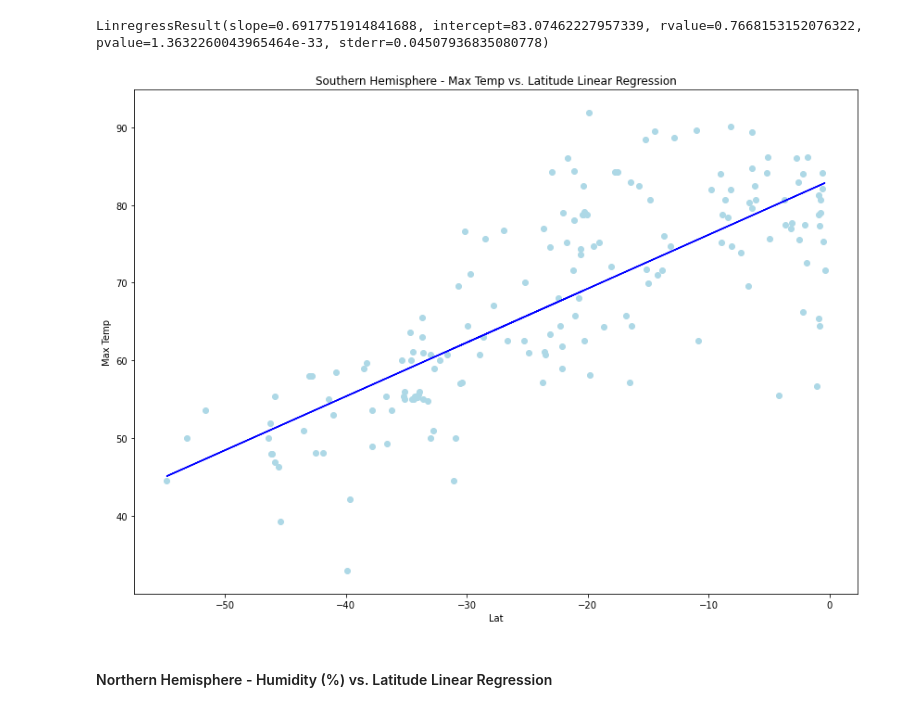
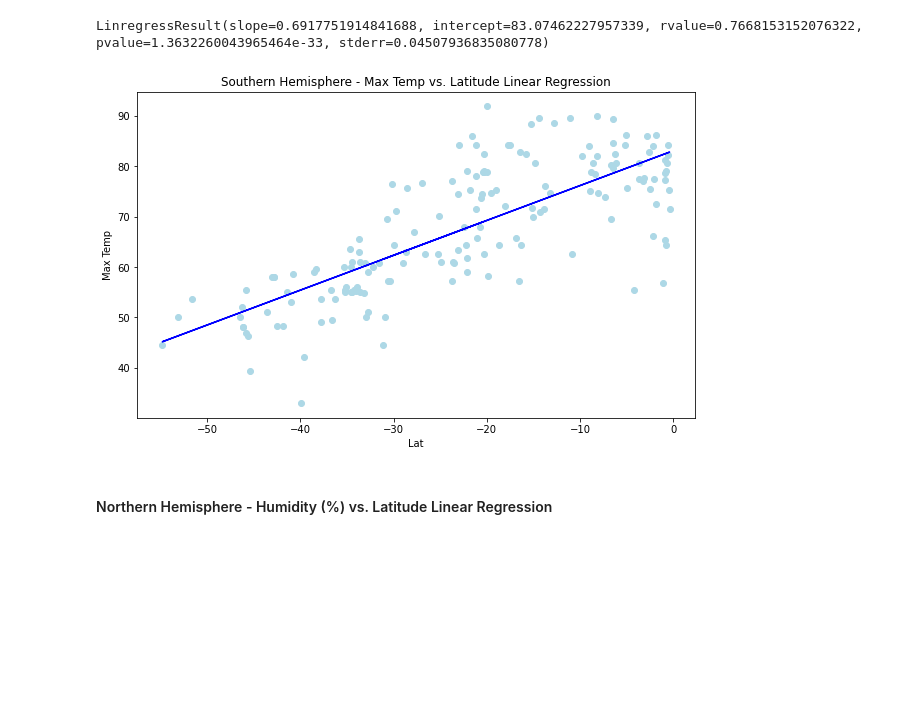
Before and after one commit to Carly-Jane/Python_API_Homework_Carly_Wieland, a Jupyter notebook: starter_code/WeatherPy.ipynb, the cells around one changed output. Saved outputs shown, nothing was run; the diff lists cells and outputs as text; code cells hidden in the pictures; blank space fills up the shorter version.

```diff
--- a/starter_code/WeatherPy.ipynb
+++ b/starter_code/WeatherPy.ipynb
@@ -350,18 +362,18 @@ LinregressResult(slope=0.6917751914841688, intercept=83.07462227957339, rvalue=0
 # %%
 slope = 0.6917751914841688
 intercept = 83.07462227957339
 
 y_axis = south_hemisphere_df['Lat']*slope+intercept
 line_eq = "y = " + str(round(slope,2)) + "x + " + str(round(intercept,2))
-plt.subplots(figsize=(14,10))
+plt.subplots(figsize=(10,6))
 plt.scatter(south_hemisphere_df['Lat'],south_hemisphere_df['Max Temp'], color='lightblue')
 plt.plot(south_hemisphere_df['Lat'],y_axis,color="blue")
 plt.xlabel('Lat')
 plt.ylabel('Max Temp');
 plt.title("Southern Hemisphere - Max Temp vs. Latitude Linear Regression")
 plt.show()
 # %% [output]
-[figure, old version]
+[figure, new version]
 # %% [markdown]
 ####  Northern Hemisphere - Humidity (%) vs. Latitude Linear Regression
 # %%
```
Also changed, not shown: parts of 15 cells of this notebook, 2 other files.
